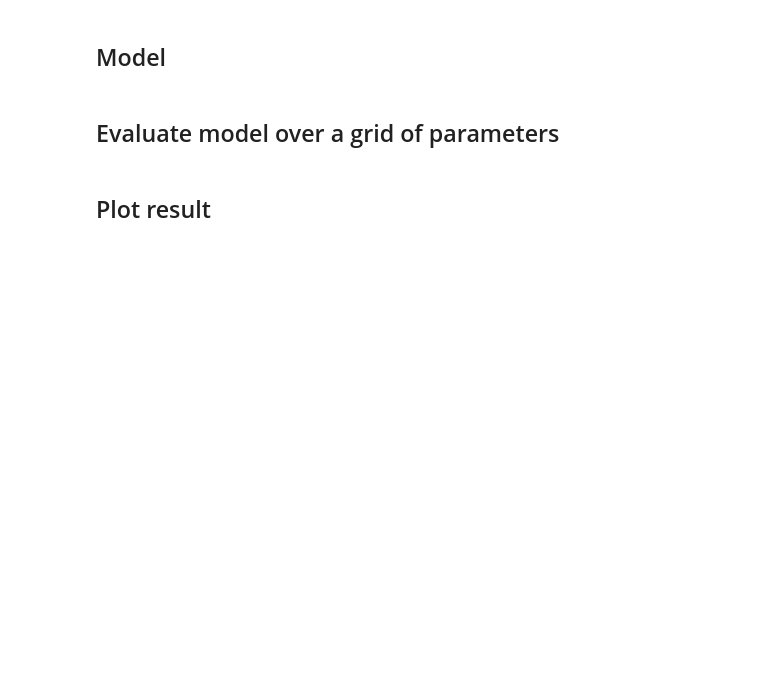
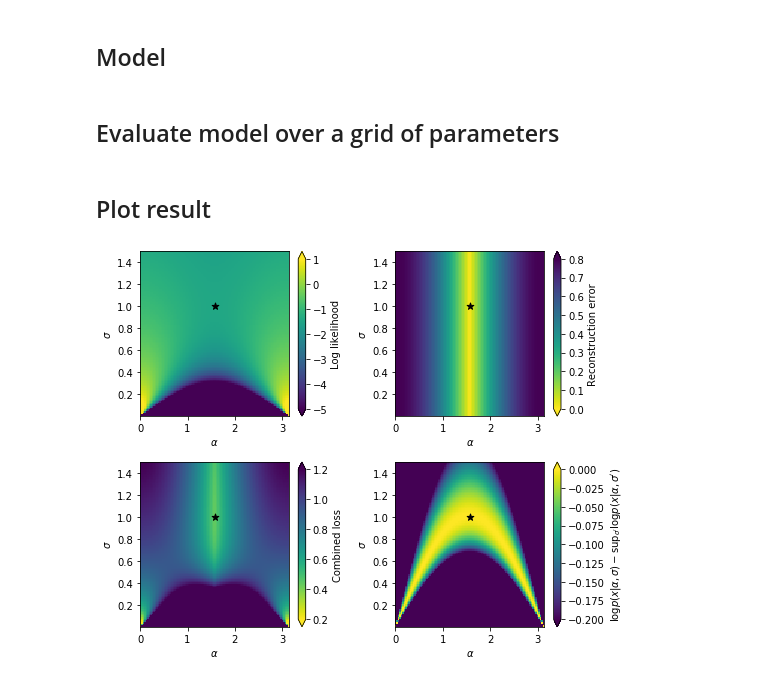
Before and after one commit to johannbrehmer/manifold-flow, a Jupyter notebook: experiments/notebooks/likelihood_instability_demo.ipynb, the cells around one changed output. Cells and saved outputs as stored; diff of their text form; code cells hidden in the pictures; blank space fills up the shorter version.

```diff
--- a/experiments/notebooks/likelihood_instability_demo.ipynb
+++ b/experiments/notebooks/likelihood_instability_demo.ipynb
@@ -55,3 +55,87 @@ log_prob_grid = np.array(log_prob_grid).reshape(res, res)
 delta_x_grid = np.array(delta_x_grid).reshape(res, res)
 # %% [markdown]
 ## Plot result
+# %%
+plt.figure(figsize=(7.5,6))
+
+ax = plt.subplot(2,2,3)
+zmin, zmax = 0.2,1.2
+im = plt.imshow(
+    np.clip(delta_x_grid - 0.3 * log_prob_grid, zmin, zmax),
+    extent=(0., np.pi, 1.e-6, 1.5),
+    origin="lower",
+    cmap="viridis_r",
+    norm=matplotlib.colors.Normalize(zmin, zmax),
+    interpolation='nearest',
+    aspect="auto"
+)
+plt.scatter([0.5*np.pi],[1.], marker="*", s=50., c="black")
+cb = plt.colorbar(im, extend="both")
+plt.xlim(0., np.pi)
+plt.ylim(1.e-6, 1.5)
+plt.xlabel(r"$\alpha$")
+plt.ylabel(r"$\sigma$")
+cb.set_label(r"Combined loss")
+
+ax = plt.subplot(2,2,1)
+zmin, zmax = -5., 1.
+im = plt.imshow(
+    np.clip(log_prob_grid, zmin, zmax),
+    extent=(0., np.pi, 1.e-6, 1.5),
+    origin="lower",
+    cmap="viridis",
+    norm=matplotlib.colors.Normalize(zmin, zmax),
+    interpolation='nearest',
+    aspect="auto"
+)
+plt.scatter([0.5*np.pi],[1.], marker="*", s=50., c="black")
+cb = plt.colorbar(im, extend="both")
+plt.xlim(0., np.pi)
+plt.ylim(1.e-6, 1.5)
+plt.xlabel(r"$\alpha$")
+plt.ylabel(r"$\sigma$")
+cb.set_label(r"Log likelihood")
+
+ax = plt.subplot(2,2,2)
+zmin, zmax = 0.,0.8
+im = plt.imshow(
+    np.clip(delta_x_grid, zmin, zmax),
+    extent=(0., np.pi, 1.e-6, 1.5),
+    origin="lower",
+    cmap="viridis_r",
+    norm=matplotlib.colors.Normalize(zmin, zmax),
+    interpolation='nearest',
+    aspect="auto"
+)
+plt.scatter([0.5*np.pi],[1.], marker="*", s=50., c="black")
+cb = plt.colorbar(im, extend="both")
+plt.xlim(0., np.pi)
+plt.ylim(1.e-6, 1.5)
+plt.xlabel(r"$\alpha$")
+plt.ylabel(r"$\sigma$")
+cb.set_label(r"Reconstruction error")
+
+
+ax = plt.subplot(2,2,4)
+zmin, zmax = -0.2, 0.
+im = plt.imshow(
+    np.clip(log_prob_grid - np.max(log_prob_grid, axis=0)[np.newaxis, :], zmin, zmax),
+    extent=(0., np.pi, 1.e-6, 1.5),
+    origin="lower",
+    cmap="viridis",
+    norm=matplotlib.colors.Normalize(zmin, zmax),
+    interpolation='nearest',
+    aspect="auto"
+)
+plt.scatter([0.5*np.pi],[1.], marker="*", s=50., c="black")
+cb = plt.colorbar(im, extend="both")
+plt.xlim(0., np.pi)
+plt.ylim(1.e-6, 1.5)
+plt.xlabel(r"$\alpha$")
+plt.ylabel(r"$\sigma$")
+cb.set_label(r"$\log p(x|\alpha, \sigma) - \mathrm{sup}_{\sigma'} \log p(x|\alpha, \sigma')$")
+
+plt.tight_layout()
+plt.savefig("../figures/likelihood_instability_demo.pdf")
+# %% [output]
+[figure, added]
```
Also changed, not shown: parts of 3 cells of this notebook, 3 other files.
